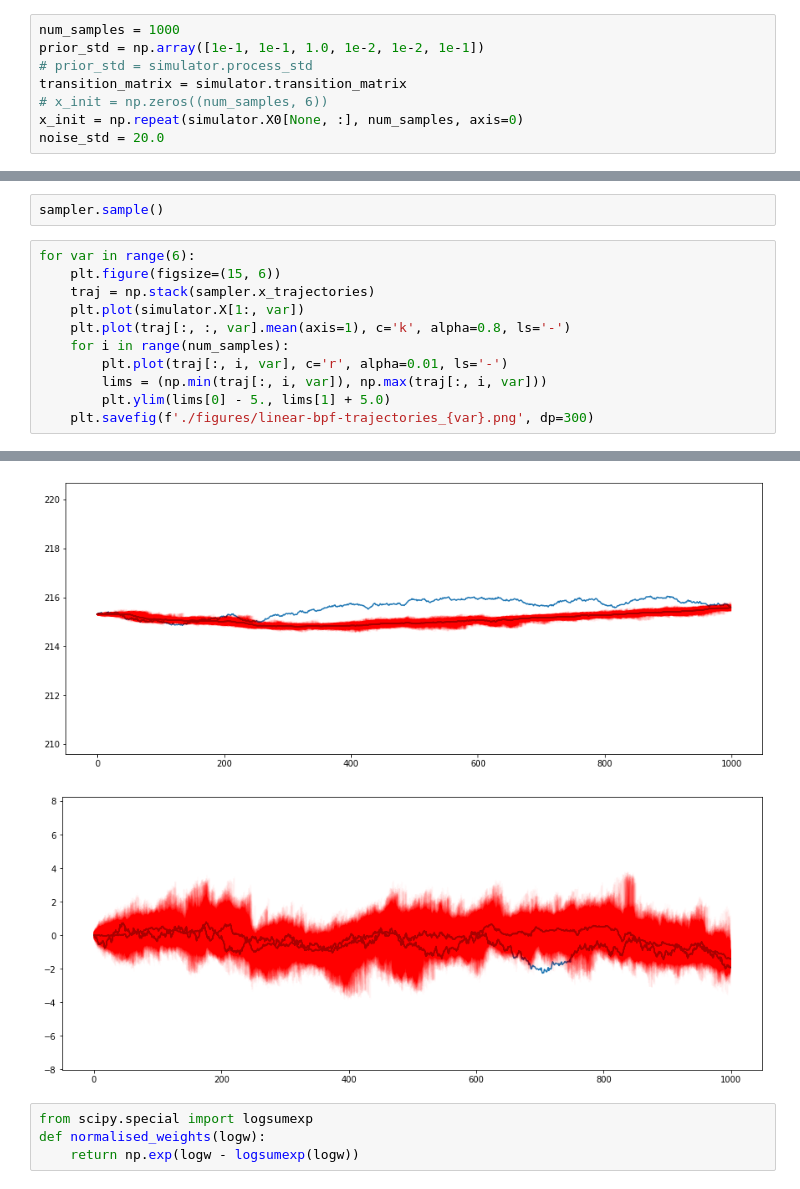
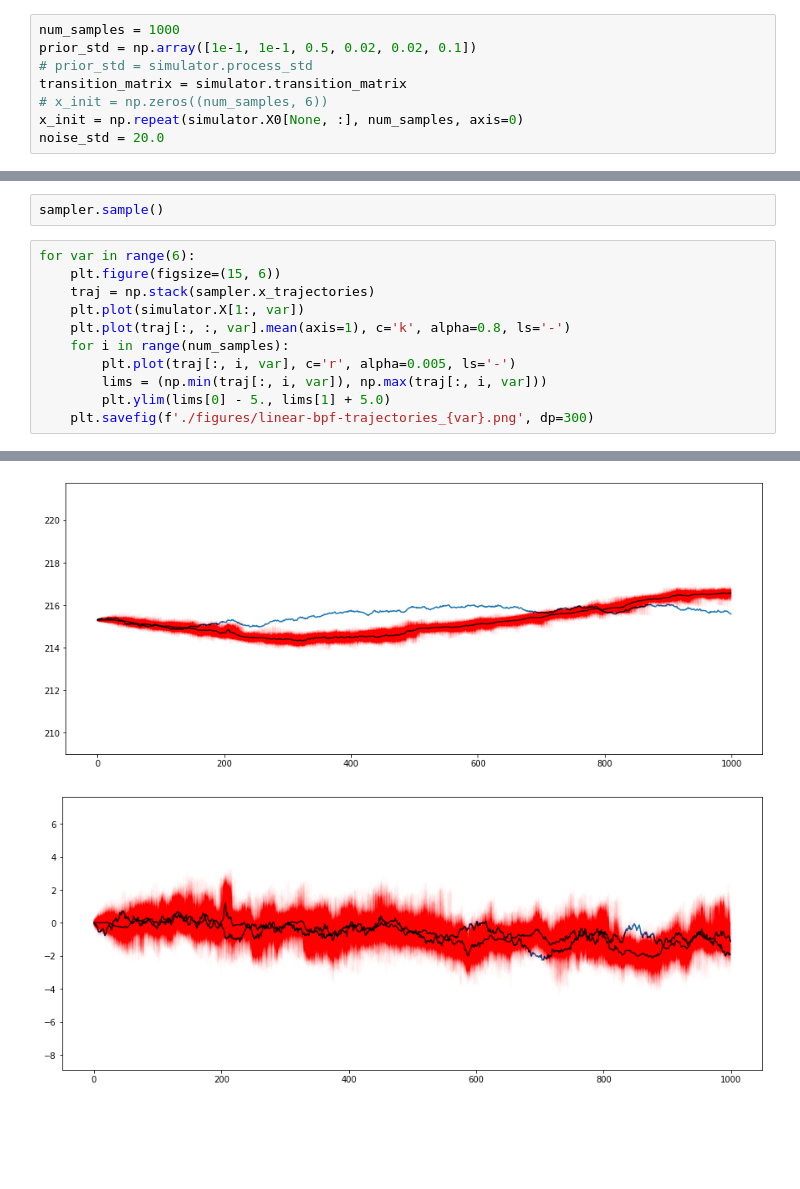
Before and after one commit to aboustati/robust-smc, a Jupyter notebook: notebooks/linear-tan-bpf-example.ipynb, the cells around one changed output, grey strips where cells are left out. Drawn from its saved outputs; the diff is of its cells as text; blank space fills up the shorter version.

```diff
--- a/notebooks/linear-tan-bpf-example.ipynb
+++ b/notebooks/linear-tan-bpf-example.ipynb
@@ -11,7 +11,7 @@ import matplotlib.pyplot as plt
 simulator = LinearTANSimulator(100, observation_std=20.0, seed=82)
 # %%
 num_samples = 1000
-prior_std = np.array([1e-1, 1e-1, 1.0, 1e-2, 1e-2, 1e-1])
+prior_std = np.array([1e-1, 1e-1, 0.5, 0.02, 0.02, 0.1])
 # prior_std = simulator.process_std
 transition_matrix = simulator.transition_matrix
 # x_init = np.zeros((num_samples, 6))
@@ -32,7 +32,7 @@ for var in range(6):
     plt.plot(simulator.X[1:, var])
     plt.plot(traj[:, :, var].mean(axis=1), c='k', alpha=0.8, ls='-')
     for i in range(num_samples):
-        plt.plot(traj[:, i, var], c='r', alpha=0.01, ls='-')
+        plt.plot(traj[:, i, var], c='r', alpha=0.005, ls='-')
         lims = (np.min(traj[:, i, var]), np.max(traj[:, i, var]))
         plt.ylim(lims[0] - 5., lims[1] + 5.0)
     plt.savefig(f'./figures/linear-bpf-trajectories_{var}.png', dp=300)
@@ -44,6 +44,2 @@ for var in range(6):
-[figure, old version]
+[figure, new version]
-[figure, old version]
+[figure, new version]
-# %%
-from scipy.special import logsumexp
-def normalised_weights(logw):
-    return np.exp(logw - logsumexp(logw))
```
Also changed, not shown: parts of 4 cells of this notebook, 3 other files.
